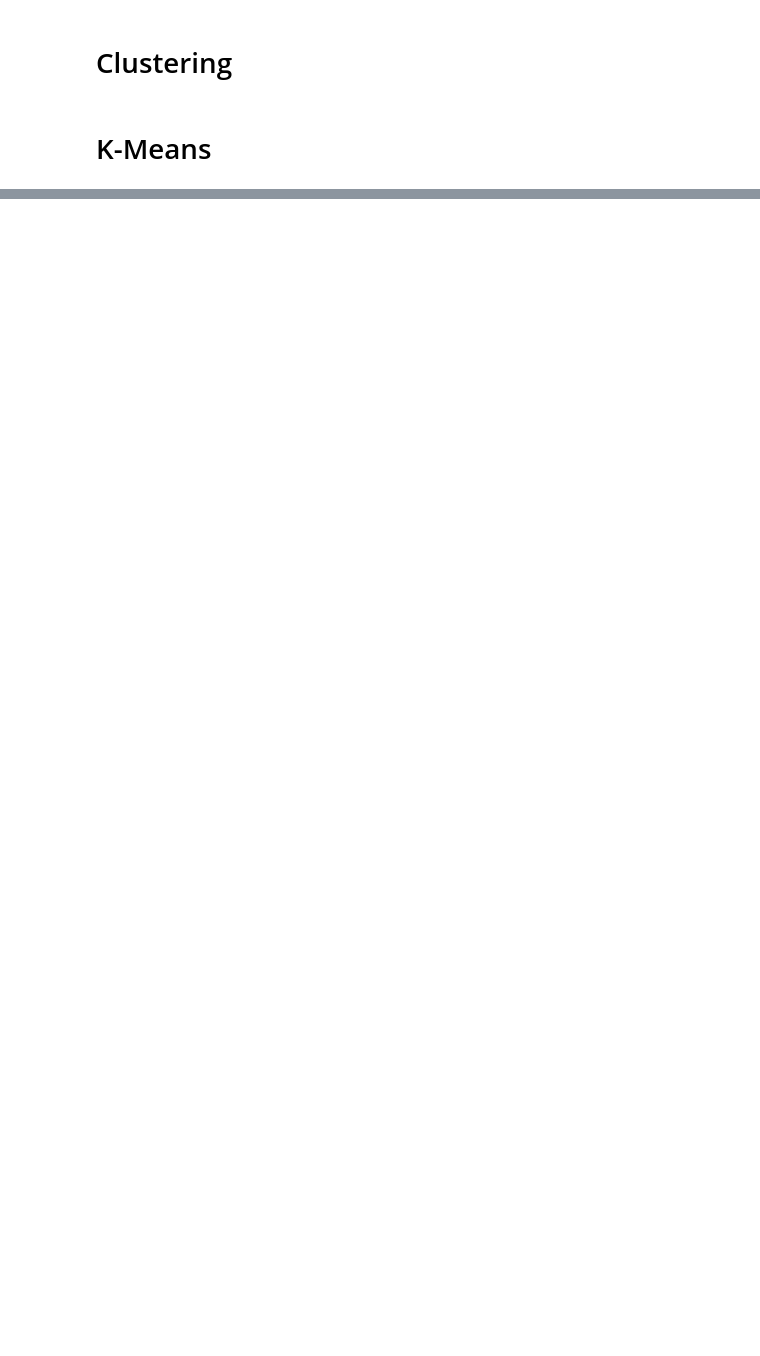
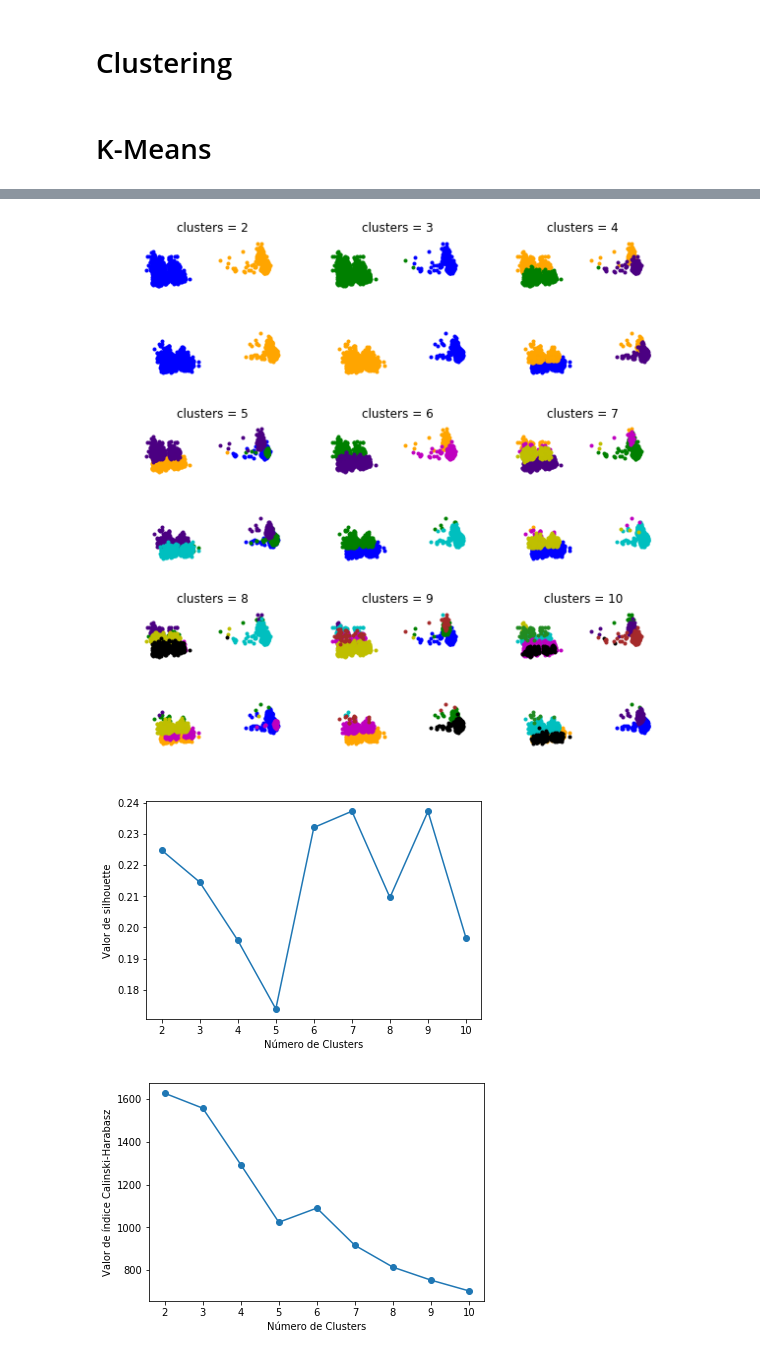
Before and after one commit to federovskys/Proyecto_Integrador_MachineLearning_MEData, a Jupyter notebook: defunciones_2015.ipynb, the cells around one changed output, grey strips where cells are left out. Saved outputs shown, nothing was run; the diff lists cells and outputs as text; code cells hidden in the pictures; blank space fills up the shorter version.

```diff
--- a/defunciones_2015.ipynb
+++ b/defunciones_2015.ipynb
@@ -395,0 +419,70 @@ pyplot.show()
+# %%
+import networkx as nx
+from sklearn.cluster import SpectralClustering
+from sklearn import metrics
+
+mantener_valor_aleatorio = check_random_state(1000)
+xpts =  Nuevos_Datos[:,0]
+ypts =  Nuevos_Datos[:,1]
+
+silhouette_valores = []
+ch_valores = []
+
+
+colors = ['b', 'orange', 'g', 'indigo', 'c', 'm', 'y', 'k', 'Brown', 'ForestGreen']
+
+fig1, axes1 = pyplot.subplots(3, 3, figsize=(8, 8))
+
+for ncenters, ax in enumerate(axes1.reshape(-1), 2):
+    # Se construye el modelo Kmeans
+    # n_clusters es el número de clusters
+    # init es la condición inicial de los centros. 'random' signfica que se genera aleatoriamente los centros.
+    # Se puede usar en int la opción ‘k-means++’, el cual selecciona los centros iniciales del cluster para
+    # que el algoritmo de una manera inteligente converga rápidamente. Se aconseja usar esta opción para datos de alta
+    # dimensionalidad.
+    # n_init es el número de veces que el algoritmo actualiza los centros. Por defecto es 10 pero puedes cambiar el valor.
+    # tol es el error que se desea superar.
+    # max_iter es el número de iteraciones.
+    # precompute_distances es una opción para pre-calcular las distancias. Si seleccionas 'True', entonces siempre se pre-calcula
+    # las distancias. Si es 'False', entonces nunca se pre-calcula las distancias. Si es 'auto', entonces se selecciona
+    # 'True' o 'False' de acuerdo al número de muestras y el número de clases. Se recomienda esta última opción.
+    # algorithm es el algoritmo K-means a utilizar. Si es "full", se aplica el estilo clásico del algoritmo. Si es "elkan",
+    # se aplica una variación del algoritmo k-means para mayor eficiencia pero se recomienda para datos que no esten tan
+    # esparcidos. Si es "auto", entonces selecciona "elkan" si los datos son densos o "full" si los datos son esparcidos.
+
+    spectral_clustering = SpectralClustering(n_clusters=ncenters, random_state=0).fit(Nuevos_Datos)
+
+    Etiquetas_spectral = spectral_clustering.labels_ # Calcula las clases o etiquetas
+
+    silhouette_valores.append(silhouette_score(Nuevos_Datos, Etiquetas_spectral)) # Se aplica la métrica Silhouette
+    ch_valores.append(calinski_harabasz_score(Nuevos_Datos, Etiquetas_spectral)) # Se aplica la métrica Calinski-Harabasz
+
+
+    for j in range(ncenters):
+        ax.plot(xpts[Etiquetas_spectral == j],
+                ypts[Etiquetas_spectral == j], '.', color=colors[j])
+
+    print("Para ", ncenters, " Clusters: ")
+    for i in range (len(np.unique(Etiquetas_spectral))):
+
+        print("El total de datos de la clase ", i, " son: ", len(Etiquetas_spectral[Etiquetas_spectral==i]))
+
+
+    ax.set_title('clusters = {0}'.format(ncenters))
+    ax.axis('off')
+
+fig1.tight_layout()
+pyplot.show()
+
+fig3, ax3 = pyplot.subplots()
+ax3.plot(np.r_[2:11], silhouette_valores, marker = 'o')
+ax3.set_xlabel("Número de Clusters")
+ax3.set_ylabel("Valor de silhouette")
+pyplot.show()
+
+fig3, ax3 = pyplot.subplots()
+ax3.plot(np.r_[2:11], ch_valores, marker = 'o')
+ax3.set_xlabel("Número de Clusters")
+ax3.set_ylabel("Valor de índice Calinski-Harabasz")
+pyplot.show()
+# %% [output]
@@ -395,0 +506,3 @@ pyplot.show()
+[figure, added]
+[figure, added]
+[figure, added]
```
Also changed, not shown: parts of 17 cells of this notebook, 1 other file.
